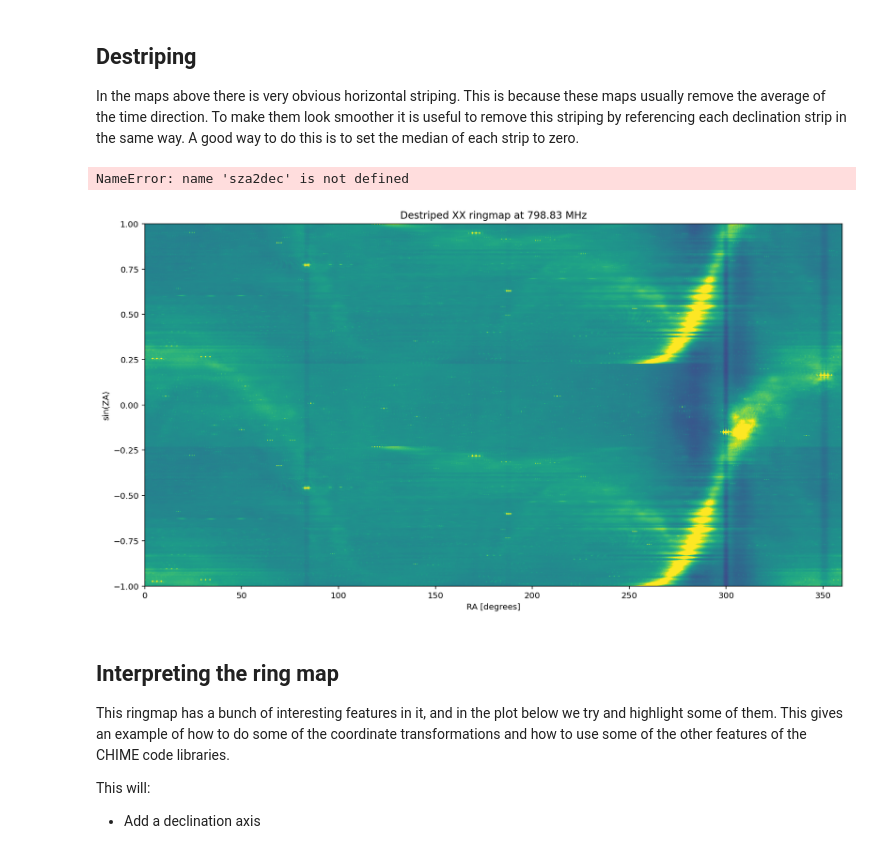
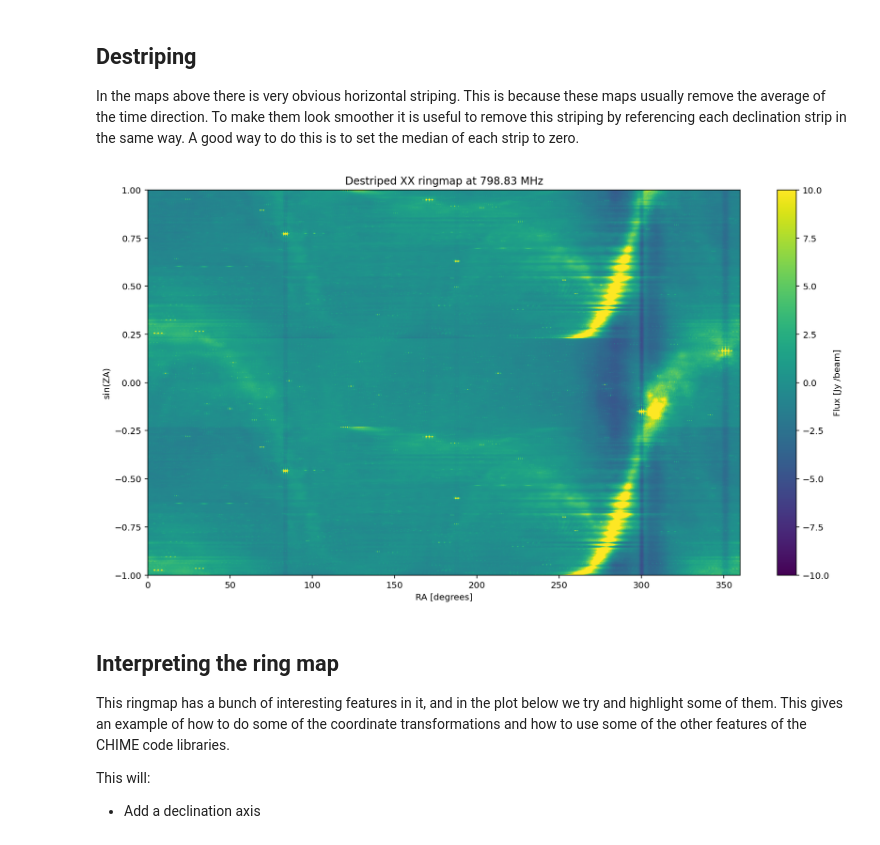
Before and after one commit to chime-experiment/tutorial, a Jupyter notebook: ringmaps/ringmap_tutorial.ipynb, the cells around one changed output. Saved outputs shown, nothing was run; the diff lists cells and outputs as text; code cells hidden in the pictures.

```diff
--- a/ringmaps/ringmap_tutorial.ipynb
+++ b/ringmaps/ringmap_tutorial.ipynb
@@ -234,29 +234,22 @@ def destripe(m):
 # %%
 fig, axis = plt.subplots(1, 1, figsize=(15, 8))
 im = axis.imshow(
     destripe(ringmap.map[0, pol_ind, freq_ind].T.copy()),
     extent=(ringmap.ra[0], ringmap.ra[-1], -1, 1),
     origin="lower",
     vmin=-10,
     vmax=10,
     aspect="auto"
 )
 
 axis.set_title(f"Destriped {ringmap.pol[pol_ind]} ringmap at {ringmap.freq[freq_ind]:.2f} MHz")
 axis.set_xlabel("RA [degrees]")
 axis.set_ylabel("sin(ZA)")
 
-# Plot a secondary axis showing the declination
-secax = axis.secondary_yaxis("right", functions=(sza2dec, dec2sza))
-secax.xaxis.set_minor_locator(matplotlib.ticker.AutoMinorLocator())
-secax.set_ylabel("Declination [degrees]")
-secax.set_yticks([-30.0, 0, 30.0, 60, 90, 120])
-
 cb = fig.colorbar(im)
 cb.set_label("Flux [Jy /beam]")
 # %% [output]
-NameError: name 'sza2dec' is not defined
-[figure, old version]
+[figure, new version]
 # %% [markdown]
 ## Interpreting the ring map
 
```
Also changed, not shown: parts of 4 cells of this notebook.
